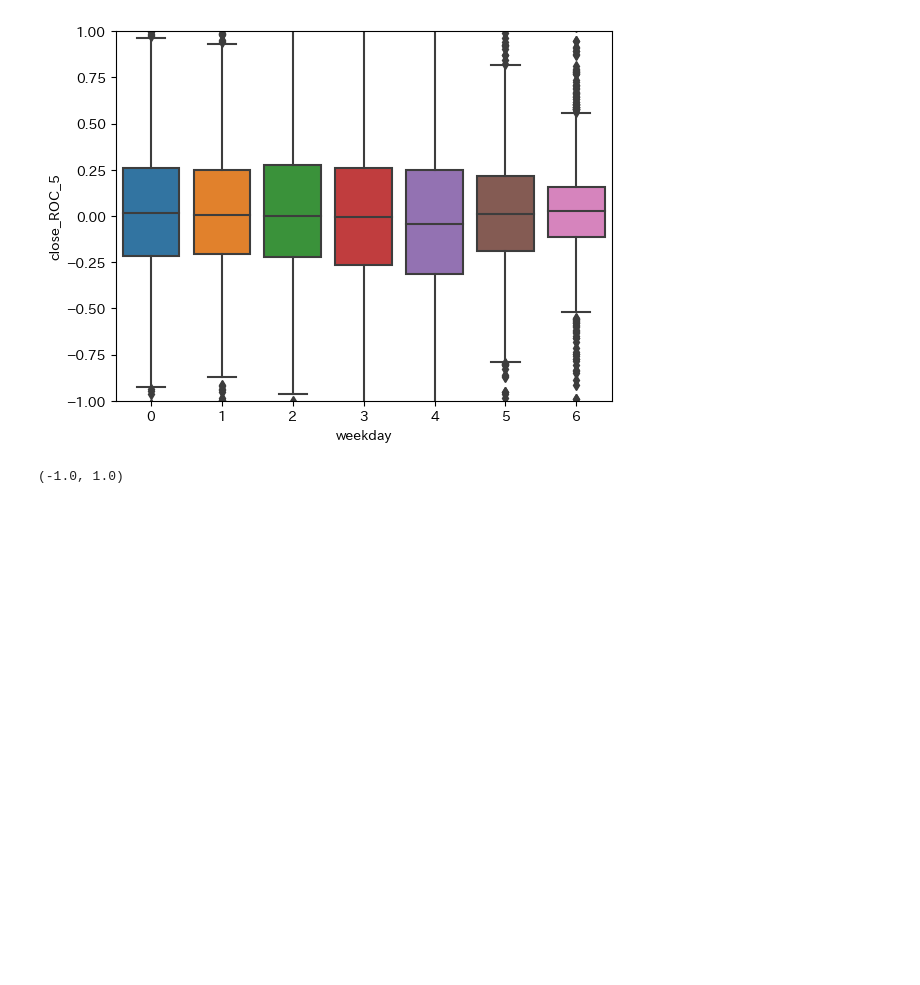
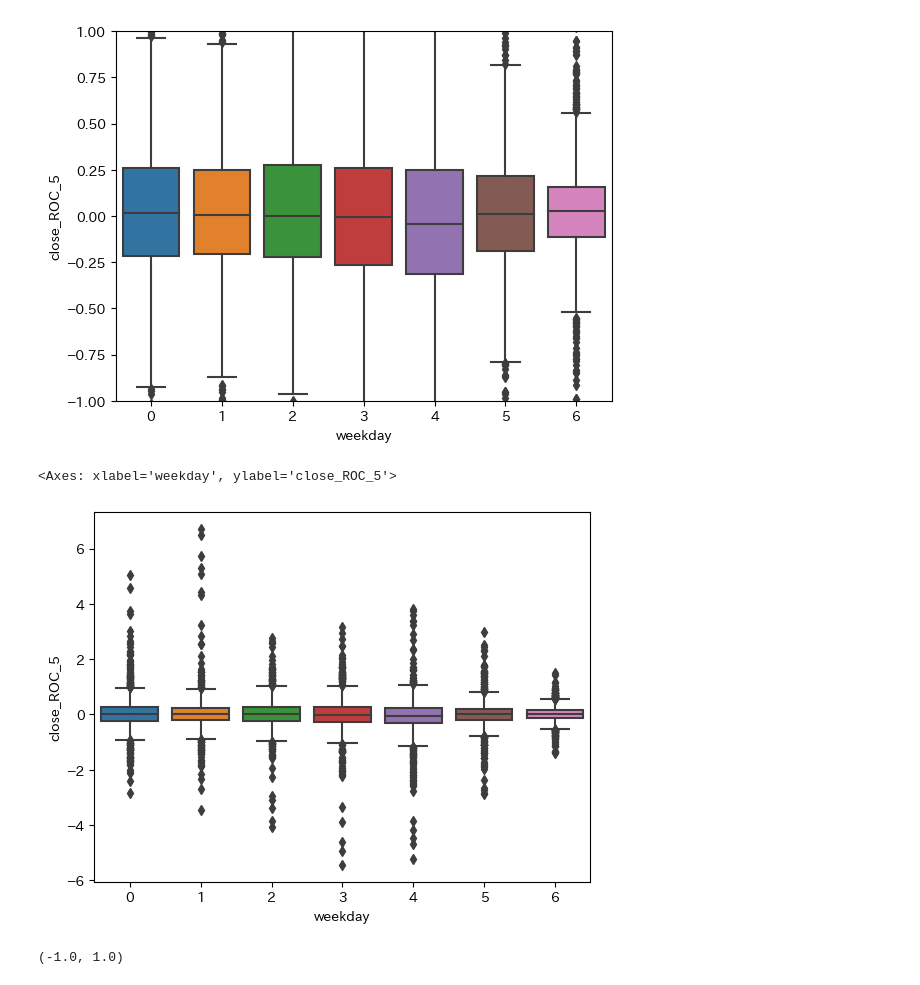
Before and after one commit to aralsea/btc-data-analysis, a Jupyter notebook: src/notebooks/EDA2.ipynb, the cells around one changed output. Cells and saved outputs as stored; diff of their text form; code cells hidden in the pictures; blank space fills up the shorter version.

```diff
--- a/src/notebooks/EDA2.ipynb
+++ b/src/notebooks/EDA2.ipynb
@@ -182,6 +218,11 @@ plt.ylim((-1, 1))
 # %% [output]
 (-1.0, 1.0)
 [figure]
+# %%
+sns.boxplot(data=df, x="weekday", y=f"close_ROC_{5}")
+# %% [output]
+<Axes: xlabel='weekday', ylabel='close_ROC_5'>
+[figure, added]
 # %%
 # 箱髭図
 sns.boxplot(data=df, x="weekday", y=f"close_ROC_{20}")
```
Also changed, not shown: parts of 6 cells of this notebook.
